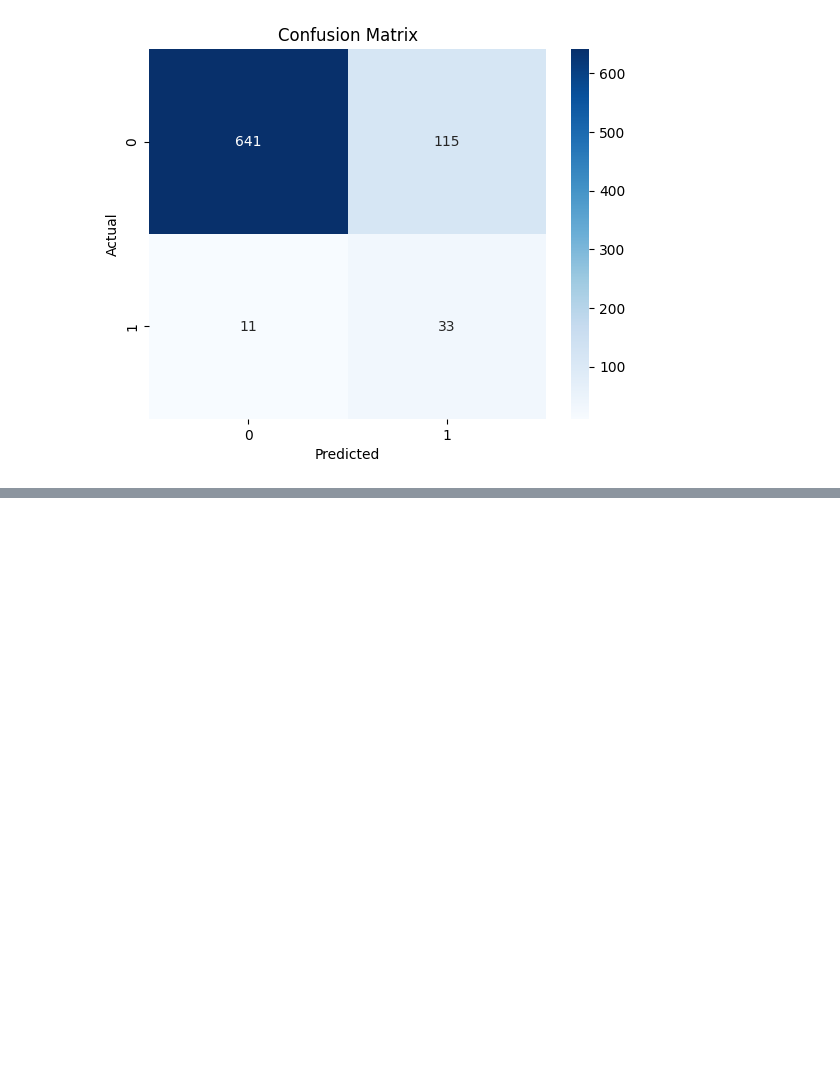
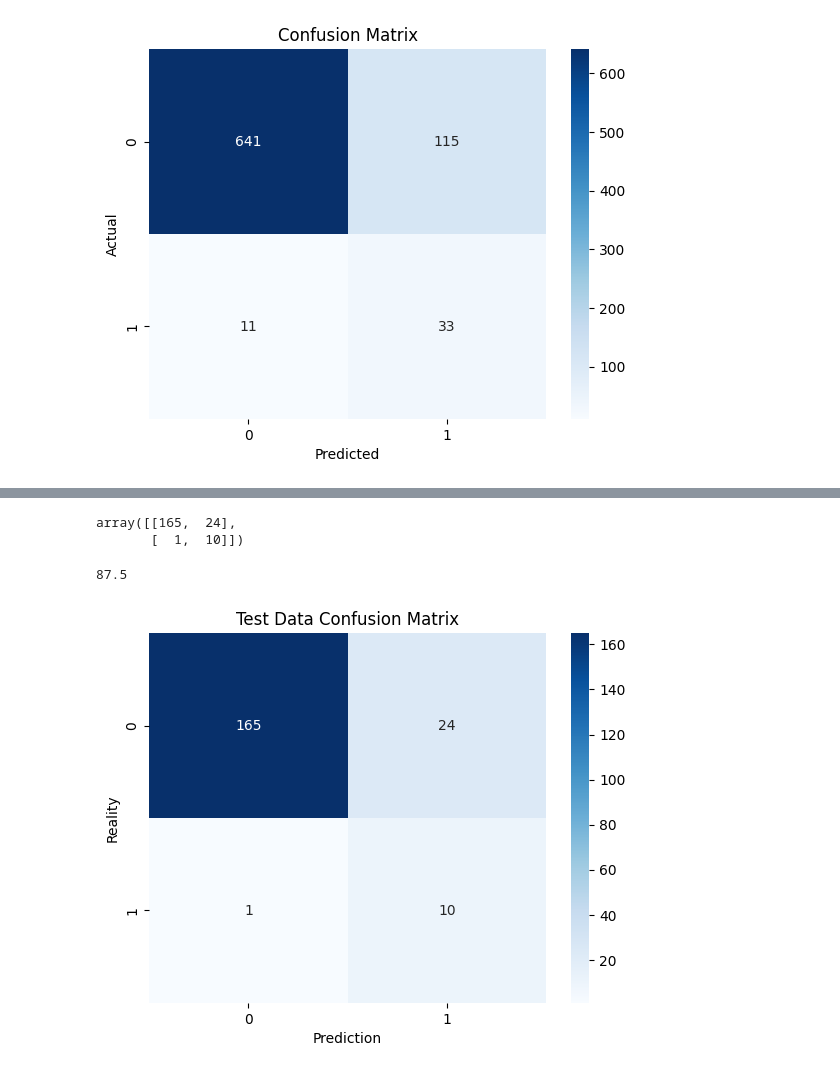
Before and after one commit to 87690ut/Python_Finall_Projects, a Jupyter notebook: ML_Journey/ML_Day_11_Bank_Real_World_Analysis.ipynb, the cells around one changed output, grey strips where cells are left out. Saved outputs shown, nothing was run; the diff lists cells and outputs as text; code cells hidden in the pictures; blank space fills up the shorter version.

Commit message:
code update for hidden data.

```diff
--- a/ML_Journey/ML_Day_11_Bank_Real_World_Analysis.ipynb
+++ b/ML_Journey/ML_Day_11_Bank_Real_World_Analysis.ipynb
@@ -127,0 +130,2 @@ plt.show()
+# %%
+pipeline.fit(X_train_scaled,y_train)
@@ -127,0 +135,3 @@ plt.show()
+# %%
+finall_prediction = pipeline.predict(X_test_scaled)
+finall_prediction
@@ -127,0 +149,19 @@ plt.show()
+# %%
+confusion_mt = confusion_matrix(y_test,finall_prediction)
+confusion_mt
+# %% [output]
+array([[165,  24],
+       [  1,  10]])
+# %%
+sco = accuracy_score(y_test,finall_prediction)
+print(sco * 100)
+# %% [output]
+87.5
+# %%
+sns.heatmap(confusion_mt,annot = True, fmt = 'd',cmap = 'Blues')
+plt.title("Test Data Confusion Matrix")
+plt.xlabel("Prediction")
+plt.ylabel("Reality")
+plt.show()
+# %% [output]
+[figure, added]
```
Also changed, not shown: parts of 3 cells of this notebook.
